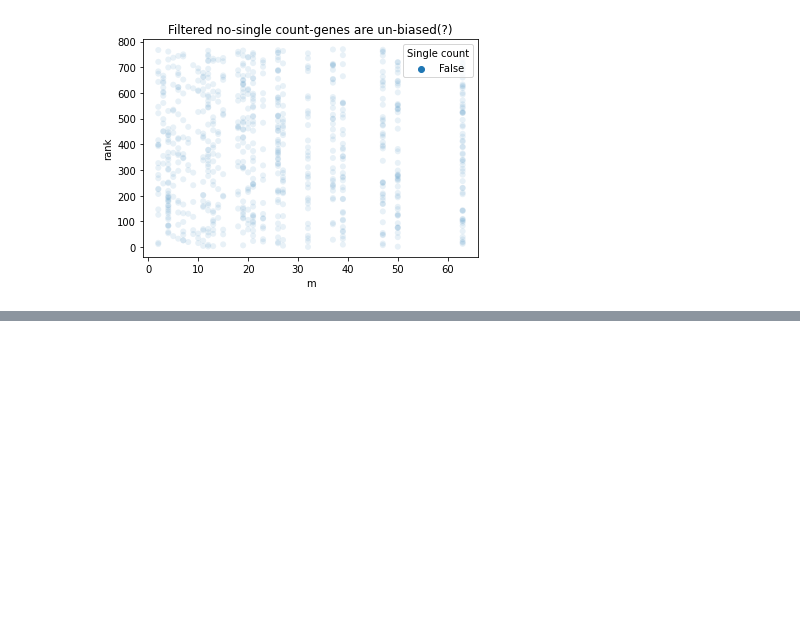
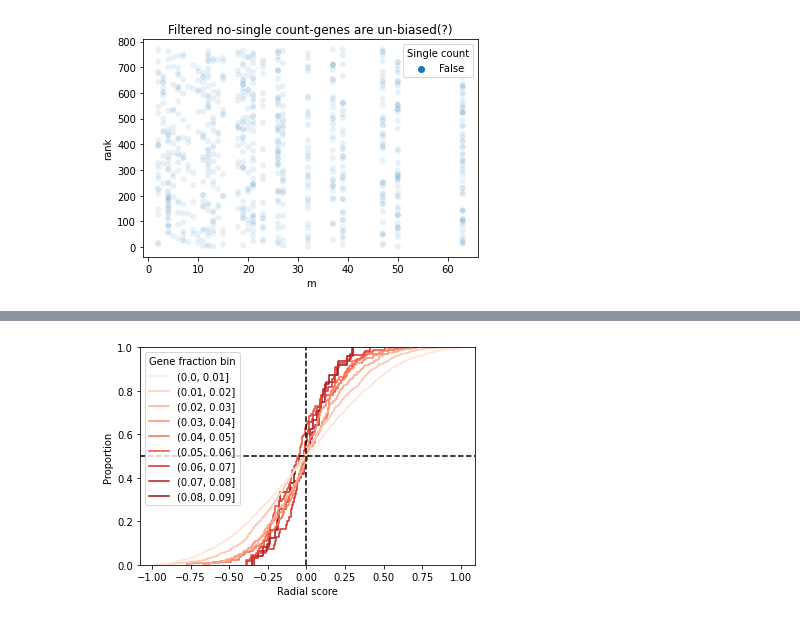
Before and after one commit to salzman-lab/SPRAWL, a Jupyter notebook: analysis/fixing_radial_punctate_biases.ipynb, the cells around one changed output, grey strips where cells are left out. Cells and saved outputs as stored; diff of their text form; code cells hidden in the pictures; blank space fills up the shorter version.

```diff
--- a/analysis/fixing_radial_punctate_biases.ipynb
+++ b/analysis/fixing_radial_punctate_biases.ipynb
@@ -146,0 +207,17 @@ plt.close()
+# %%
+bins = np.arange(0,0.1,0.01)
+
+score_df['Gene fraction bin'] = pd.cut(score_df['Gene fraction'], bins=bins)
+ax = sns.ecdfplot(
+    x = 'score',
+    hue = 'Gene fraction bin',
+    palette = 'Reds',
+    data = score_df,
+)
+ax.axhline(0.5, linestyle='dashed', color='black')
+ax.axvline(0.0, linestyle='dashed', color='black')
+plt.xlabel('Radial score')
+plt.show()
+plt.close()
+# %% [output]
+[figure, added]
```
Also changed, not shown: parts of 9 cells of this notebook, 14 other files.
